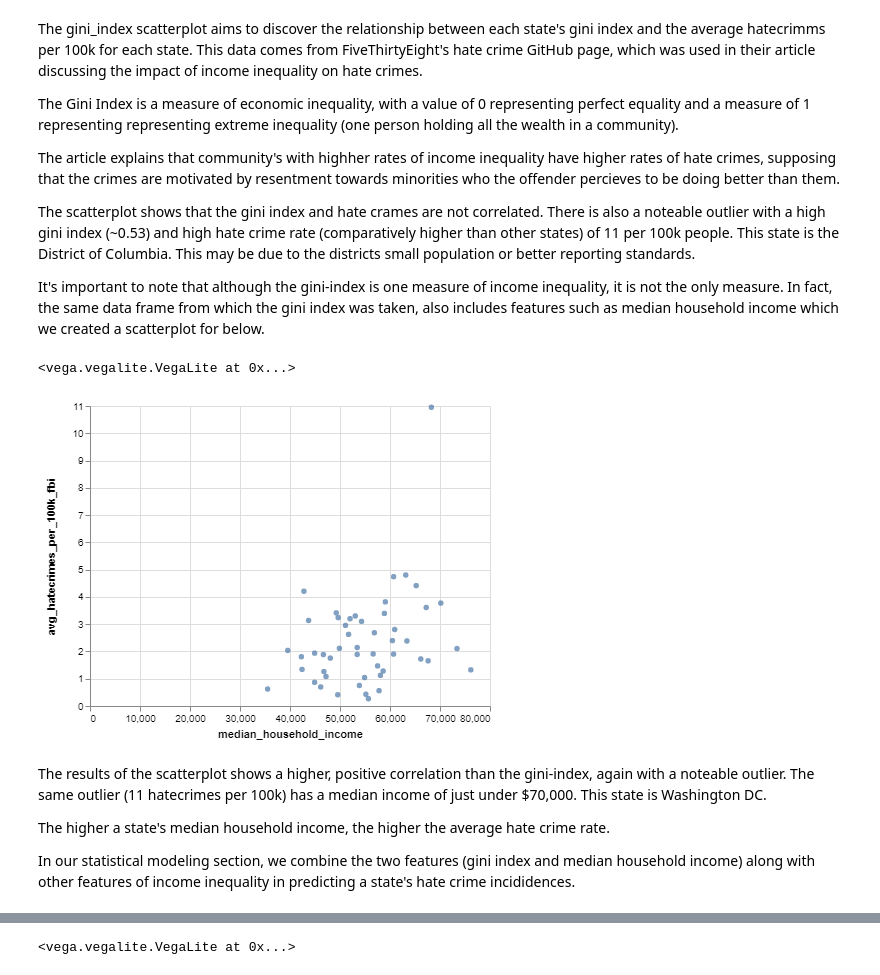
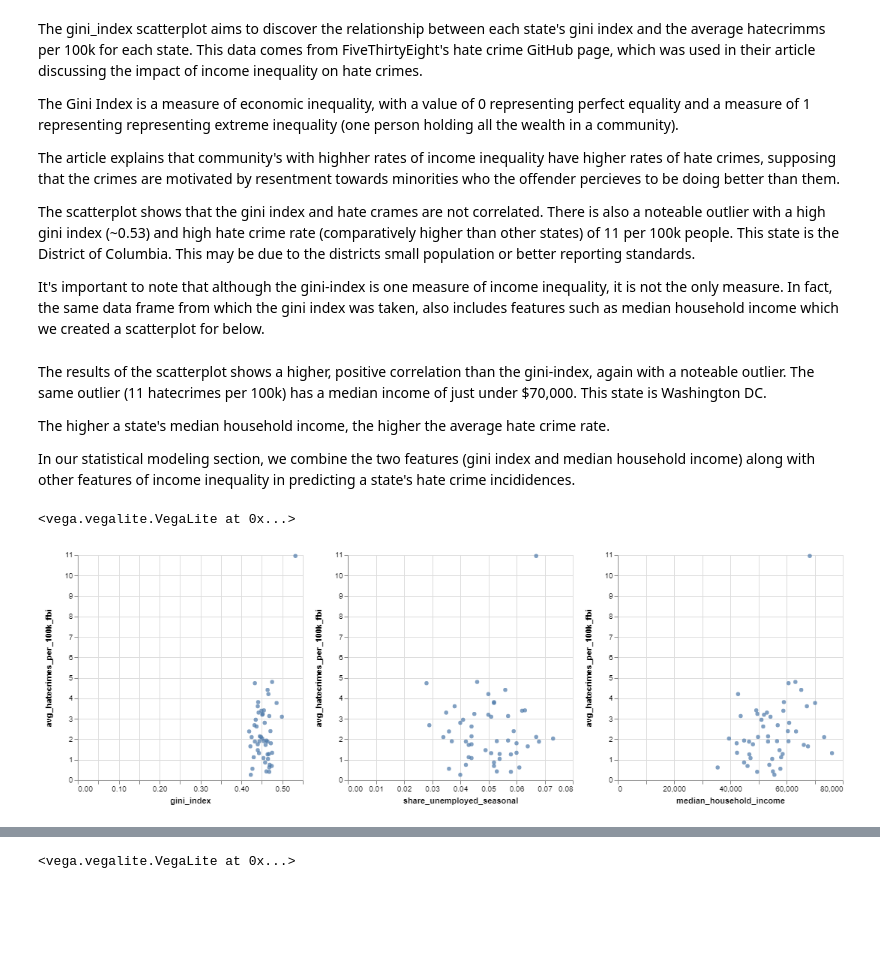
Before and after one commit to caseyahlan/hatecrimes-finalproject, a Jupyter notebook: analysis.ipynb, the cells around one changed output, grey strips where cells are left out. Saved outputs shown, nothing was run; the diff lists cells and outputs as text; code cells hidden in the pictures; blank space fills up the shorter version.

```diff
--- a/analysis.ipynb
+++ b/analysis.ipynb
@@ -189,19 +183,28 @@ The article explains that community's with highher rates of income inequality ha
 The scatterplot shows that the gini index and hate crames are not correlated. There is also a noteable outlier with a high gini index (~0.53) and high hate crime rate (comparatively higher than other states) of 11 per 100k people. This state is the District of Columbia. This may be due to the districts small population or better reporting standards.
 
 It's important to note that although the gini-index is one measure of income inequality, it is not the only measure. In fact, the same data frame from which the gini index was taken, also includes features such as median household income which we created a scatterplot for below.
-# %%
-bystate = alt.Chart(data_538).mark_circle().encode(x = 'median_household_income:Q', y = 'avg_hatecrimes_per_100k_fbi:Q')
-
-bystate
-# %% [output]
-<vega.vegalite.VegaLite at 0x...>
-[figure, removed]
 # %% [markdown]
 The results of the scatterplot shows a higher, positive correlation than the gini-index, again with a noteable outlier. The same outlier (11 hatecrimes per 100k) has a median income of just under $70,000. This state is Washington DC.
 
 The higher a state's median household income, the higher the average hate crime rate.
 
 In our statistical modeling section, we combine the two features (gini index and median household income) along with other features of income inequality in predicting a state's hate crime incididences.
+# %%
+alt.Chart(data_538).mark_circle().encode(
+    alt.X(alt.repeat("column"), type='quantitative'),
+    alt.Y(alt.repeat("row"), type='quantitative'),
+).properties(
+    width=300,
+    height=300
+).repeat(
+    row=['avg_hatecrimes_per_100k_fbi'],
+    column=['gini_index',
+       'share_unemployed_seasonal',
+       'median_household_income']
+)
+# %% [output]
+<vega.vegalite.VegaLite at 0x...>
+[figure, added]
 # %%
 alt.Chart(data_538).mark_circle().encode(
     alt.X(alt.repeat("column"), type='quantitative'),
```
Also changed, not shown: parts of 3 cells of this notebook, 1 other file.
